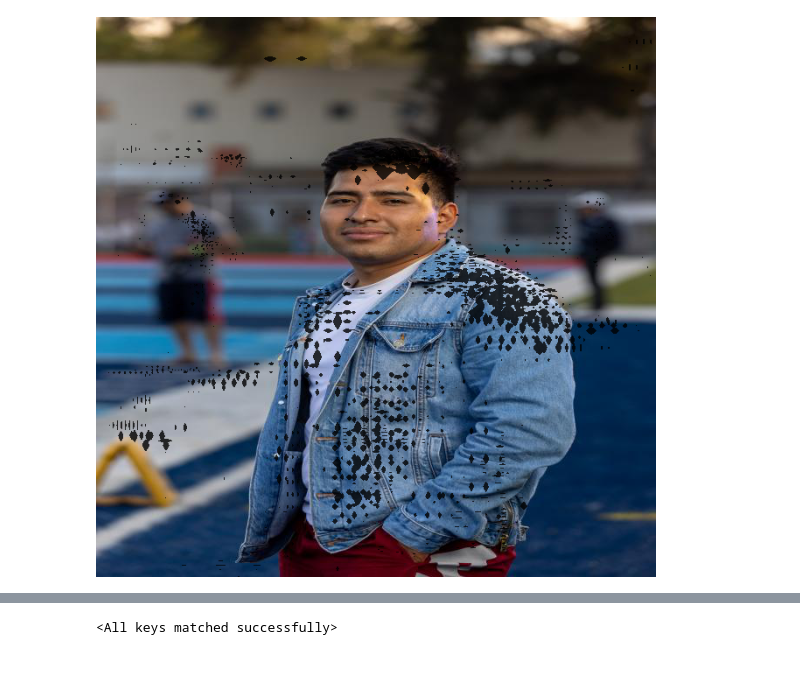
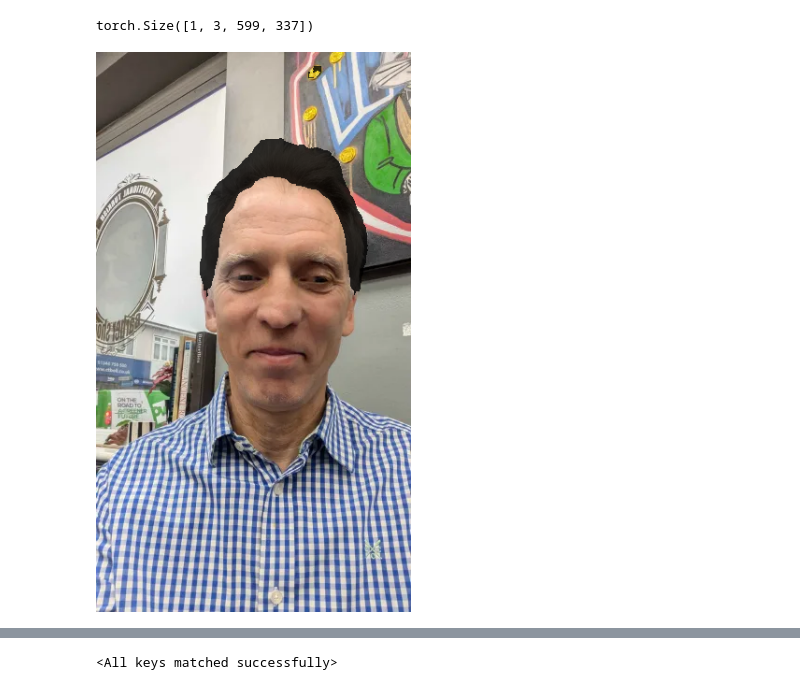
Before and after one commit to Bojack-Manhorse/Hair-Detection, a Jupyter notebook: TestBook.ipynb, the cells around one changed output, grey strips where cells are left out. Cells and saved outputs as stored; diff of their text form; code cells hidden in the pictures.

```diff
--- a/TestBook.ipynb
+++ b/TestBook.ipynb
@@ -103,7 +108,12 @@ predictions
-# %%
-draw_masks_on_image(images[1].to('cpu'), predictions[1]['masks'].to('cpu'))
-# %% [output]
-[figure, removed]
+# %%
+dave_image_path = "Datasets/test/dave_before.webp"
+
+image = visualiser.draw_mask_from_image_path_and_model(dave_image_path)
+
+image
+# %% [output]
+torch.Size([1, 3, 599, 337])
+[figure, added]
 # %%
 import torch
 
```
Also changed, not shown: parts of 9 cells of this notebook, 5 other files.
